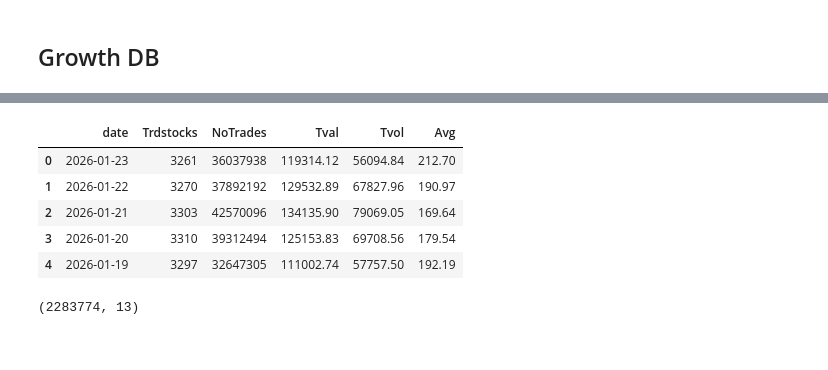
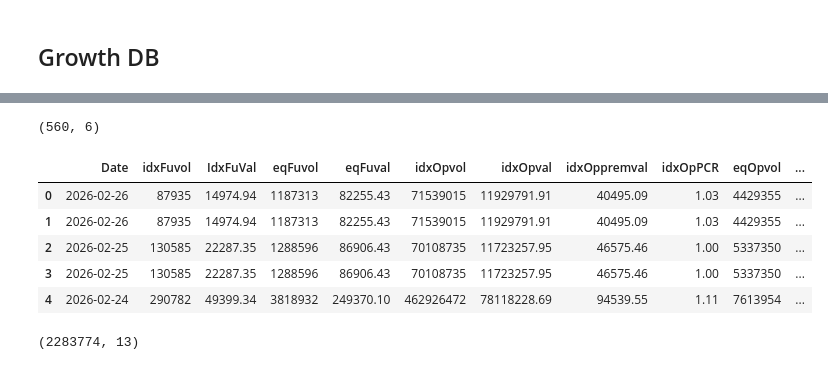
Before and after one commit to shailsun28/stockshortlisting, a Jupyter notebook: fnoLiveData.ipynb, the cells around one changed output, grey strips where cells are left out. Saved outputs shown, nothing was run; the diff lists cells and outputs as text; code cells hidden in the pictures.

```diff
--- a/fnoLiveData.ipynb
+++ b/fnoLiveData.ipynb
@@ -30,16 +30,20 @@ grow_df.head()
+# %%
+grow_df.shape
+# %% [output]
+(560, 6)
 # %%
 growdb = os.path.join(BASE_DIR_db, "growth_nse_db.db")
 gr_conn = sqlite3.connect(growdb)
-query_gr = f"SELECT * FROM cm_growth ORDER BY date DESC "
-grow_df = pd.read_sql_query(query_gr, gr_conn)
-grow_df.head()
+query_gr = f"SELECT * FROM fno_growth ORDER BY date DESC "
+fno_df = pd.read_sql_query(query_gr, gr_conn)
+fno_df.head()
 # %% [output]
-|  | date | Trdstocks | NoTrades | Tval | Tvol | Avg |
-| 0 | 2026-01-23 | 3261 | 36037938 | 119314.12 | 56094.84 | 212.70 |
-| 1 | 2026-01-22 | 3270 | 37892192 | 129532.89 | 67827.96 | 190.97 |
-| 2 | 2026-01-21 | 3303 | 42570096 | 134135.90 | 79069.05 | 169.64 |
-| 3 | 2026-01-20 | 3310 | 39312494 | 125153.83 | 69708.56 | 179.54 |
-| 4 | 2026-01-19 | 3297 | 32647305 | 111002.74 | 57757.50 | 192.19 |
+|  | Date | idxFuvol | IdxFuVal | eqFuvol | eqFuval | idxOpvol | idxOpval | idxOppremval | idxOpPCR | eqOpvol | ... |
+| 0 | 2026-02-26 | 87935 | 14974.94 | 1187313 | 82255.43 | 71539015 | 11929791.91 | 40495.09 | 1.03 | 4429355 | ... |
+| 1 | 2026-02-26 | 87935 | 14974.94 | 1187313 | 82255.43 | 71539015 | 11929791.91 | 40495.09 | 1.03 | 4429355 | ... |
+| 2 | 2026-02-25 | 130585 | 22287.35 | 1288596 | 86906.43 | 70108735 | 11723257.95 | 46575.46 | 1.00 | 5337350 | ... |
+| 3 | 2026-02-25 | 130585 | 22287.35 | 1288596 | 86906.43 | 70108735 | 11723257.95 | 46575.46 | 1.00 | 5337350 | ... |
+| 4 | 2026-02-24 | 290782 | 49399.34 | 3818932 | 249370.10 | 462926472 | 78118228.69 | 94539.55 | 1.11 | 7613954 | ... |
 # %%
 spurdb = os.path.join(BASE_DIR_db, "fuopspur.db")
 conn = sqlite3.connect(spurdb)
```
Also changed, not shown: parts of 1 cell of this notebook, 3 other files.
